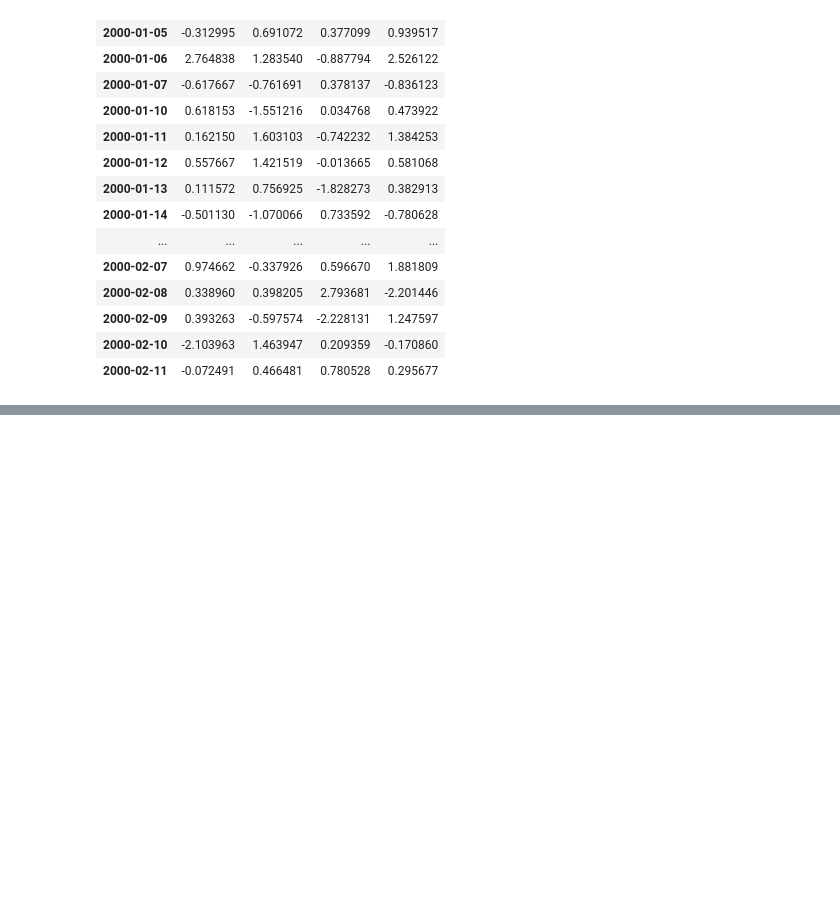
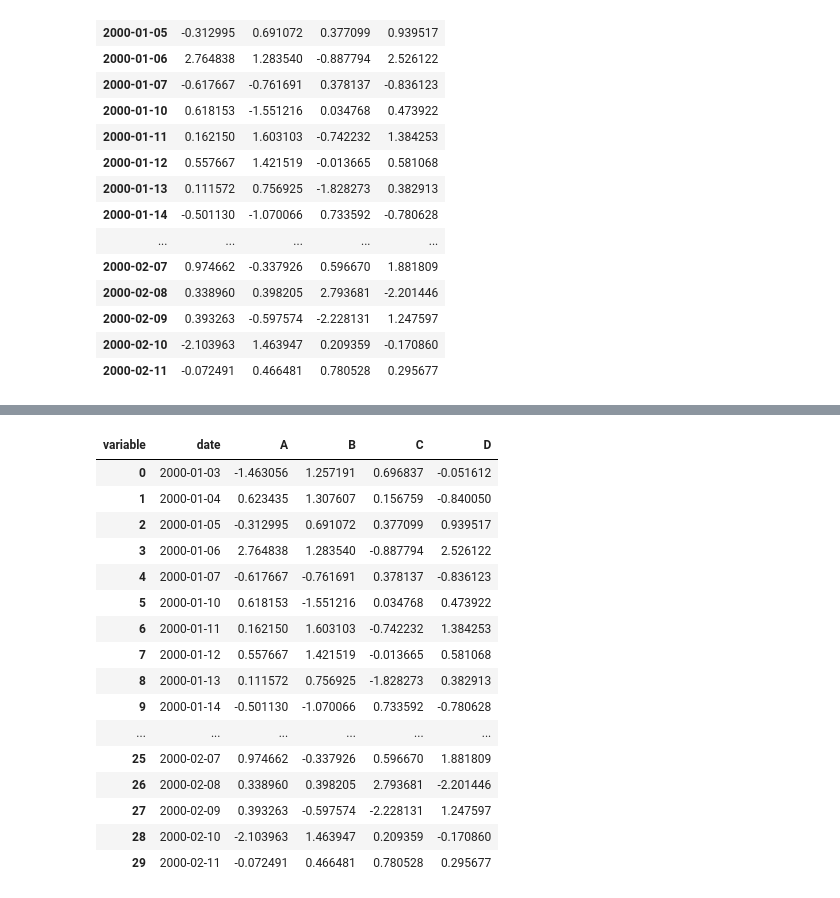
Before and after one commit to GGpark1/data-analysis-and-visualization, a Jupyter notebook: data_description.ipynb, the cells around one changed output, grey strips where cells are left out. Saved outputs shown, nothing was run; the diff lists cells and outputs as text; code cells hidden in the pictures; blank space fills up the shorter version.

```diff
--- a/data_description.ipynb
+++ b/data_description.ipynb
@@ -258,0 +278,21 @@ df_pivot
+# %%
+df_pivot = df_pivot.reset_index()
+df_pivot
+# %% [output]
+| variable | date | A | B | C | D |
+| 0 | 2000-01-03 | -1.463056 | 1.257191 | 0.696837 | -0.051612 |
+| 1 | 2000-01-04 | 0.623435 | 1.307607 | 0.156759 | -0.840050 |
+| 2 | 2000-01-05 | -0.312995 | 0.691072 | 0.377099 | 0.939517 |
+| 3 | 2000-01-06 | 2.764838 | 1.283540 | -0.887794 | 2.526122 |
+| 4 | 2000-01-07 | -0.617667 | -0.761691 | 0.378137 | -0.836123 |
+| 5 | 2000-01-10 | 0.618153 | -1.551216 | 0.034768 | 0.473922 |
+| 6 | 2000-01-11 | 0.162150 | 1.603103 | -0.742232 | 1.384253 |
+| 7 | 2000-01-12 | 0.557667 | 1.421519 | -0.013665 | 0.581068 |
+| 8 | 2000-01-13 | 0.111572 | 0.756925 | -1.828273 | 0.382913 |
+| 9 | 2000-01-14 | -0.501130 | -1.070066 | 0.733592 | -0.780628 |
+| ... | ... | ... | ... | ... | ... |
+| 25 | 2000-02-07 | 0.974662 | -0.337926 | 0.596670 | 1.881809 |
+| 26 | 2000-02-08 | 0.338960 | 0.398205 | 2.793681 | -2.201446 |
+| 27 | 2000-02-09 | 0.393263 | -0.597574 | -2.228131 | 1.247597 |
+| 28 | 2000-02-10 | -2.103963 | 1.463947 | 0.209359 | -0.170860 |
+| 29 | 2000-02-11 | -0.072491 | 0.466481 | 0.780528 | 0.295677 |
```
Also changed, not shown: parts of 3 cells of this notebook.
